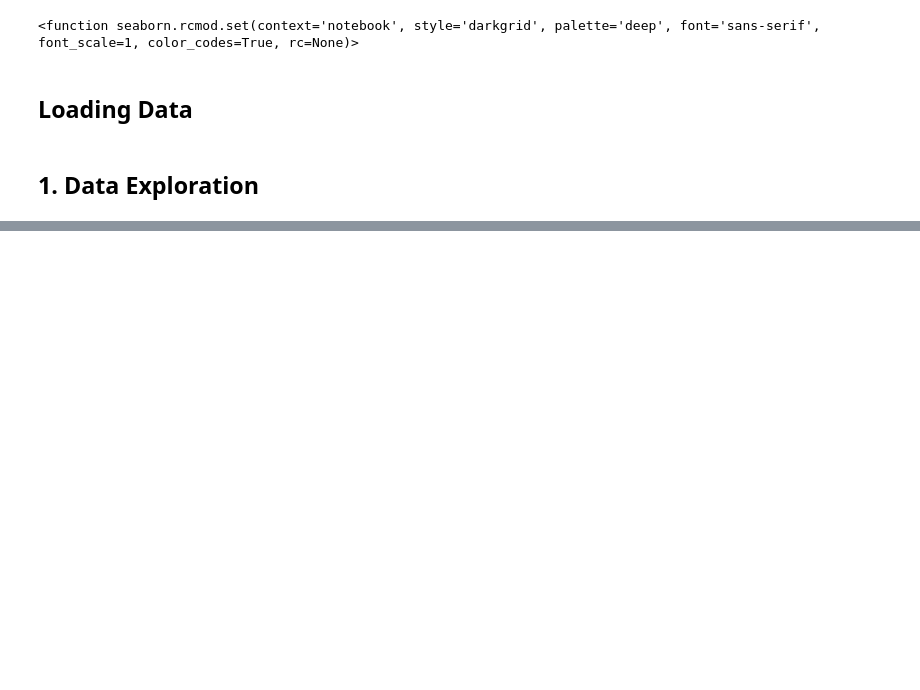
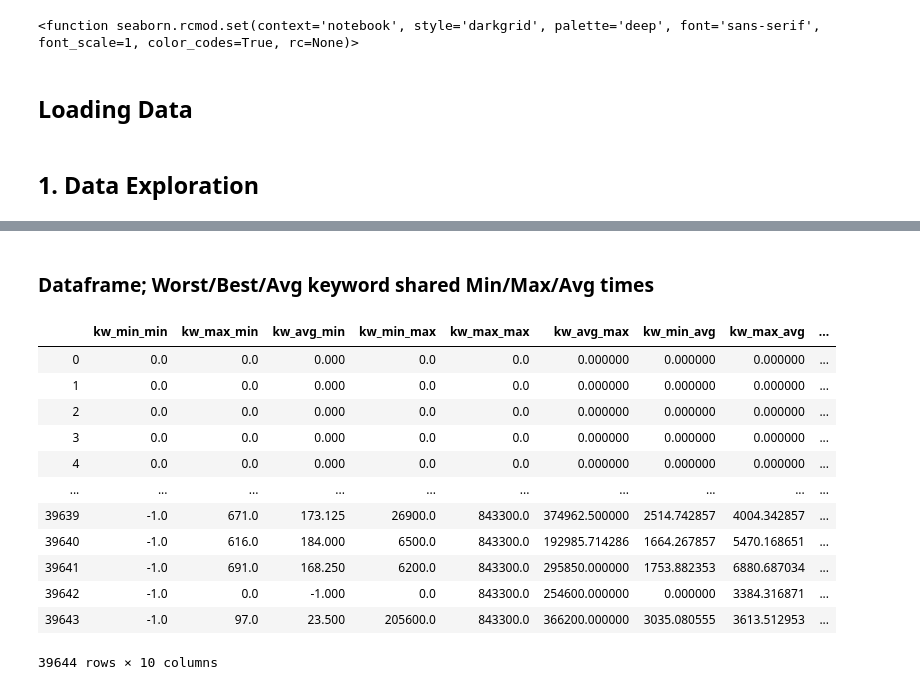
Before and after one commit to akshaynayanravi/news_popularity_online, a Jupyter notebook: news_popularity_online_prediction.ipynb, the cells around one changed output, grey strips where cells are left out. Drawn from its saved outputs; the diff is of its cells as text; code cells hidden in the pictures; blank space fills up the shorter version.

```diff
--- a/news_popularity_online_prediction.ipynb
+++ b/news_popularity_online_prediction.ipynb
@@ -339,0 +318,19 @@ Length: 61, dtype: int64
+# %% [markdown]
+### Dataframe; Worst/Best/Avg keyword shared Min/Max/Avg times
+# %%
+data_raw[[' kw_min_min', ' kw_max_min', ' kw_avg_min', ' kw_min_max', ' kw_max_max', ' kw_avg_max',
+          ' kw_min_avg', ' kw_max_avg', ' kw_avg_avg', ' shares']]
+# %% [output]
+|  | kw_min_min | kw_max_min | kw_avg_min | kw_min_max | kw_max_max | kw_avg_max | kw_min_avg | kw_max_avg | ... |
+| 0 | 0.0 | 0.0 | 0.000 | 0.0 | 0.0 | 0.000000 | 0.000000 | 0.000000 | ... |
+| 1 | 0.0 | 0.0 | 0.000 | 0.0 | 0.0 | 0.000000 | 0.000000 | 0.000000 | ... |
+| 2 | 0.0 | 0.0 | 0.000 | 0.0 | 0.0 | 0.000000 | 0.000000 | 0.000000 | ... |
+| 3 | 0.0 | 0.0 | 0.000 | 0.0 | 0.0 | 0.000000 | 0.000000 | 0.000000 | ... |
+| 4 | 0.0 | 0.0 | 0.000 | 0.0 | 0.0 | 0.000000 | 0.000000 | 0.000000 | ... |
+| ... | ... | ... | ... | ... | ... | ... | ... | ... | ... |
+| 39639 | -1.0 | 671.0 | 173.125 | 26900.0 | 843300.0 | 374962.500000 | 2514.742857 | 4004.342857 | ... |
+| 39640 | -1.0 | 616.0 | 184.000 | 6500.0 | 843300.0 | 192985.714286 | 1664.267857 | 5470.168651 | ... |
+| 39641 | -1.0 | 691.0 | 168.250 | 6200.0 | 843300.0 | 295850.000000 | 1753.882353 | 6880.687034 | ... |
+| 39642 | -1.0 | 0.0 | -1.000 | 0.0 | 843300.0 | 254600.000000 | 0.000000 | 3384.316871 | ... |
+| 39643 | -1.0 | 97.0 | 23.500 | 205600.0 | 843300.0 | 366200.000000 | 3035.080555 | 3613.512953 | ... |
+39644 rows × 10 columns
```
Also changed, not shown: parts of 60 cells of this notebook.
